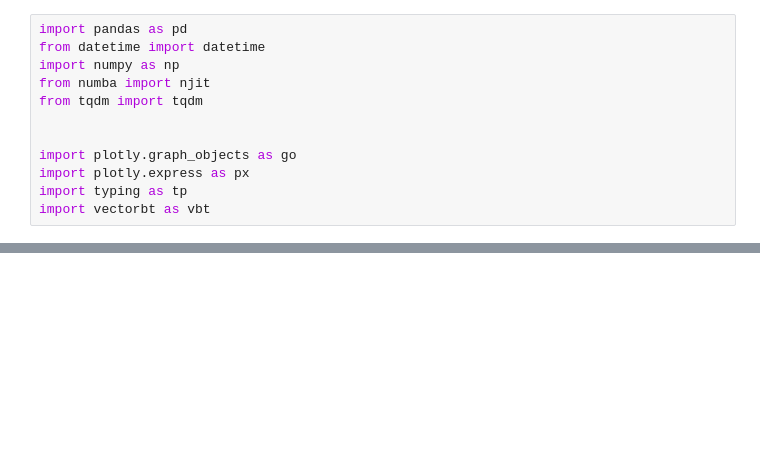
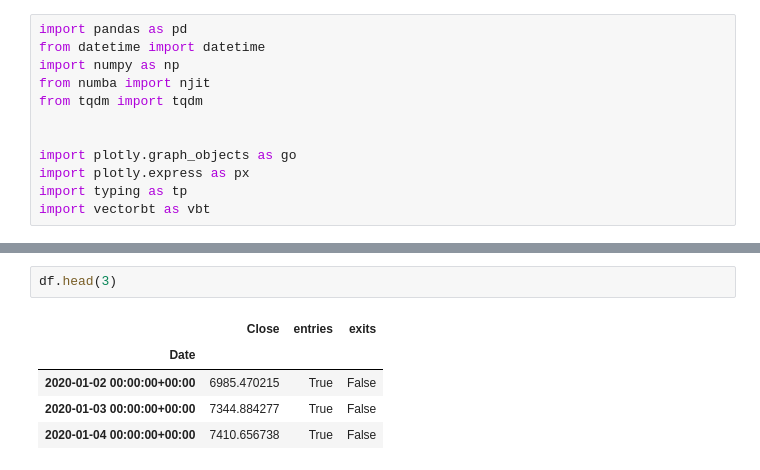
Before and after one commit to Cobasim/streamlit_yfinance, a Jupyter notebook: work_folder_temp/BTC_S2F_TESTS/vectorbt_demo_loop.ipynb, the cells around one changed output, grey strips where cells are left out. Cells and saved outputs as stored; diff of their text form; blank space fills up the shorter version.

```diff
--- a/work_folder_temp/BTC_S2F_TESTS/vectorbt_demo_loop.ipynb
+++ b/work_folder_temp/BTC_S2F_TESTS/vectorbt_demo_loop.ipynb
@@ -245,0 +191,8 @@ df
+# %%
+df.head(3)
+# %% [output]
+|  | Close | entries | exits |
+| Date |  |  |  |
+| 2020-01-02 00:00:00+00:00 | 6985.470215 | True | False |
+| 2020-01-03 00:00:00+00:00 | 7344.884277 | True | False |
+| 2020-01-04 00:00:00+00:00 | 7410.656738 | True | False |
```
Also changed, not shown: parts of 36 cells of this notebook, 3 other files.
